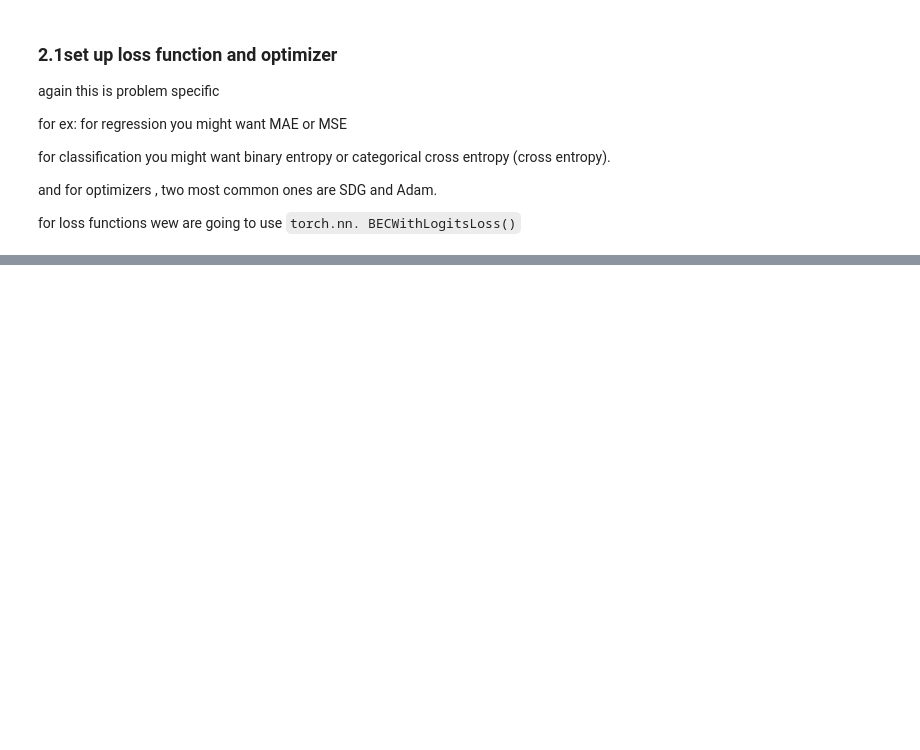
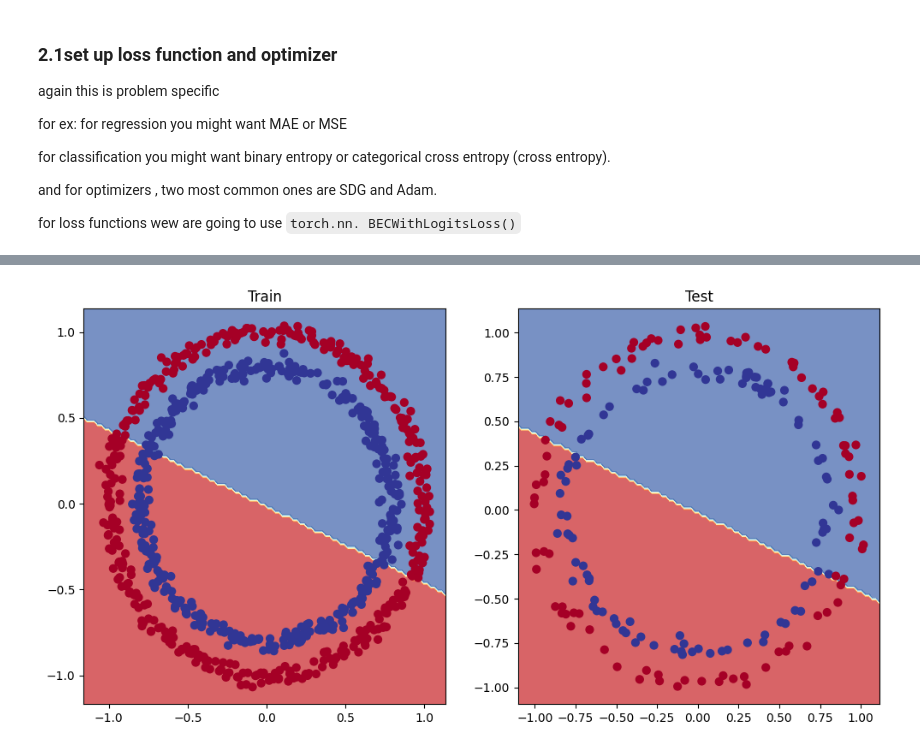
Before and after one commit to princoo/pytorch-in-ML, a Jupyter notebook: 02_pytorch_classification.ipynb, the cells around one changed output, grey strips where cells are left out. Cells and saved outputs as stored; diff of their text form; code cells hidden in the pictures; blank space fills up the shorter version.

```diff
--- a/02_pytorch_classification.ipynb
+++ b/02_pytorch_classification.ipynb
@@ -245,0 +275,6 @@ def accuracy_fn(y_true, y_pred):
+# %%
+model_0.eval()
+with torch.inference_mode():
+  y_logits = model_0(X_test.to(device))[:5]
+
+y_logits
@@ -245,0 +287,4 @@ def accuracy_fn(y_true, y_pred):
+# %%
+#  use the sigmoid function on our model logits to tur them into rediction probebilities
+y_pred_prods = torch.sigmoid(y_logits)
+y_pred_prods
@@ -245,0 +302,11 @@ def accuracy_fn(y_true, y_pred):
+# %%
+#  find the predicted labels
+y_preds = torch.round(y_pred_prods)
+
+#  in full
+y_preds_labels = torch.round(torch.sigmoid(model_0(X_test.to(device))[:5]))
+
+#  check for equality
+print(torch.eq(y_preds.squeeze(),y_preds_labels.squeeze()))
+
+y_preds
@@ -245,0 +423,10 @@ def accuracy_fn(y_true, y_pred):
+# %%
+plt.figure(figsize=(12,6))
+plt.subplot(1,2,1)
+plt.title("Train")
+plot_decision_boundary(model_0,X_train,y_train)
+plt.subplot(1,2,2)
+plt.title("Test")
+plot_decision_boundary(model_0,X_test,y_test)
+# %% [output]
+[figure, added]
```
Also changed, not shown: parts of 37 cells of this notebook.
